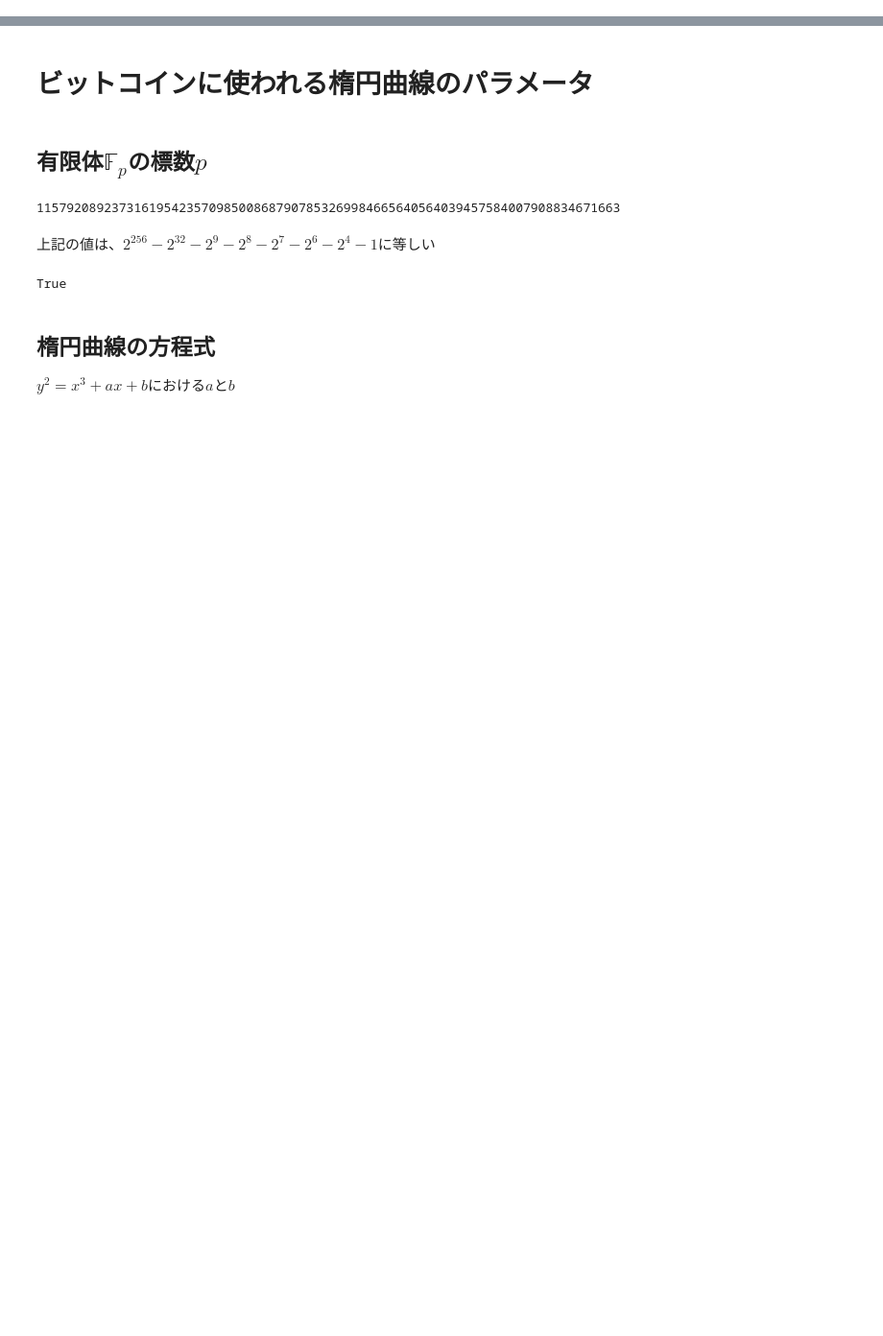
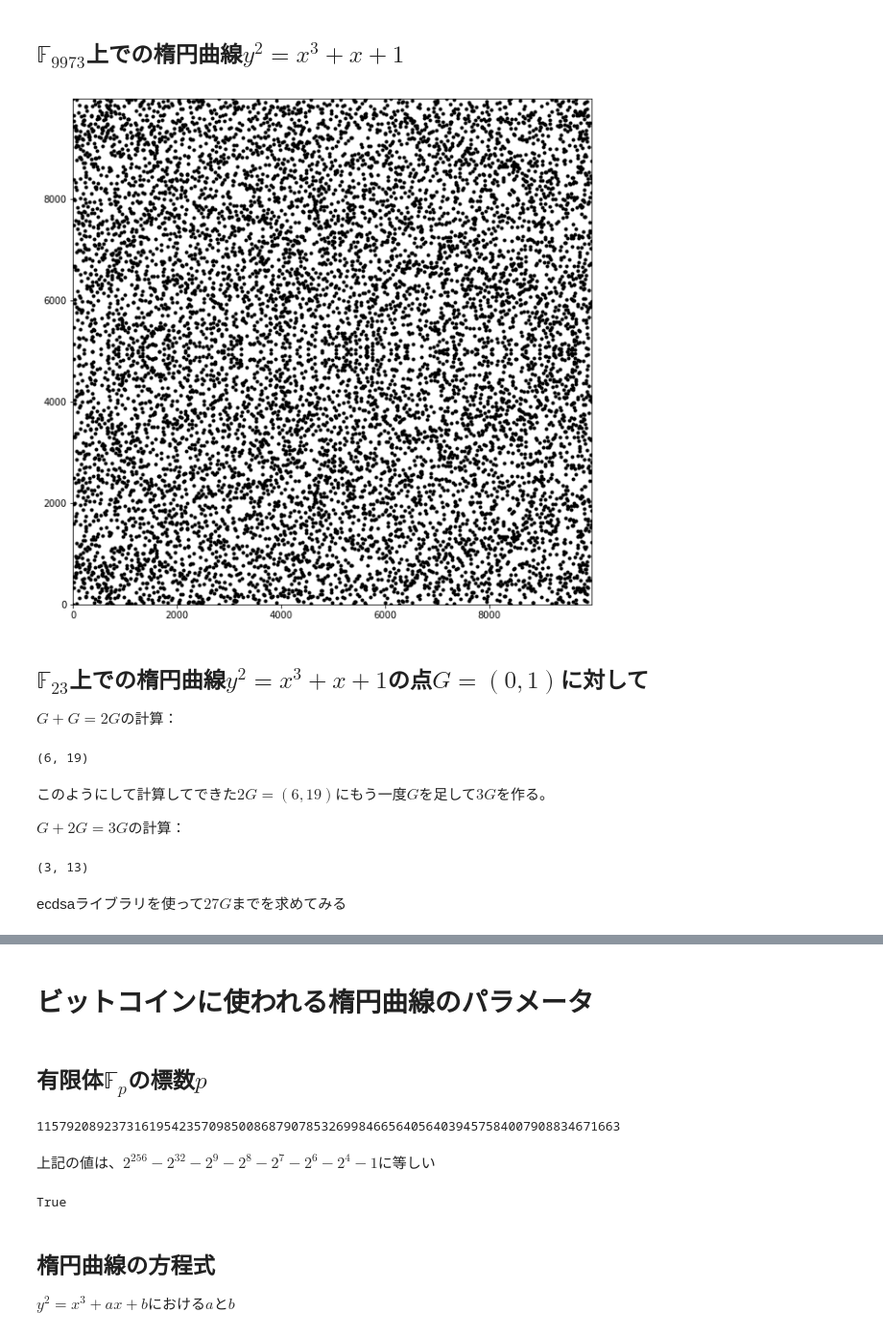
Before and after one commit to dgakane/citp-report2017, a Jupyter notebook: section3.ipynb, the cells around one changed output, grey strips where cells are left out. Shown: that part at 96% size. Saved outputs shown, nothing was run; the diff lists cells and outputs as text; code cells hidden in the pictures; blank space fills up the shorter version.

```diff
--- a/section3.ipynb
+++ b/section3.ipynb
@@ -0,0 +122,41 @@
+# %% [markdown]
+## $\mathbb{F}_{9973}$上での楕円曲線$y^2=x^3+x+1$
+# %%
+plot_ec(1, 1, 9973)
+# %% [output]
+[figure, added]
+# %% [markdown]
+## $\mathbb{F}_{23}$上での楕円曲線$y^2=x^3+x+1$の点$G=(0,1)$に対して
+
+$G+G=2G$の計算：
+# %%
+# F_p上のy^2=x^3+ax+bでのp, a, b
+p, a, b = 23, 1, 1
+G=(0,1)
+def inv(n, p):
+    return pow(n, p-2, p)
+def ec_double(A):
+    l = (((3 * A[0] **2) + a) * inv(2*A[1], p)) % p
+    x = (l ** 2 - A[0] - A[0]) % p
+    y = (l * (A[0] - x) - A[1]) % p
+    return x, y
+G2=ec_double(G)
+print(G2) # (6, 19)
+# %% [output]
+(6, 19)
+# %% [markdown]
+このようにして計算してできた$2G=(6,19)$にもう一度$G$を足して$3G$を作る。
+
+$G+2G=3G$の計算：
+# %%
+def ec_add(A, B):
+    l = ((B[1] - A[1]) * inv(B[0] - A[0], p)) % p
+    x = (l ** 2 - B[0] - A[0]) % p
+    y = (l * (A[0] - x) - A[1]) % p
+    return x, y
+G3 = ec_add(G2, G)
+print(G3) # (3, 13)
+# %% [output]
+(3, 13)
+# %% [markdown]
+ecdsaライブラリを使って$27G$までを求めてみる
```
Also changed, not shown: parts of 22 cells of this notebook.
